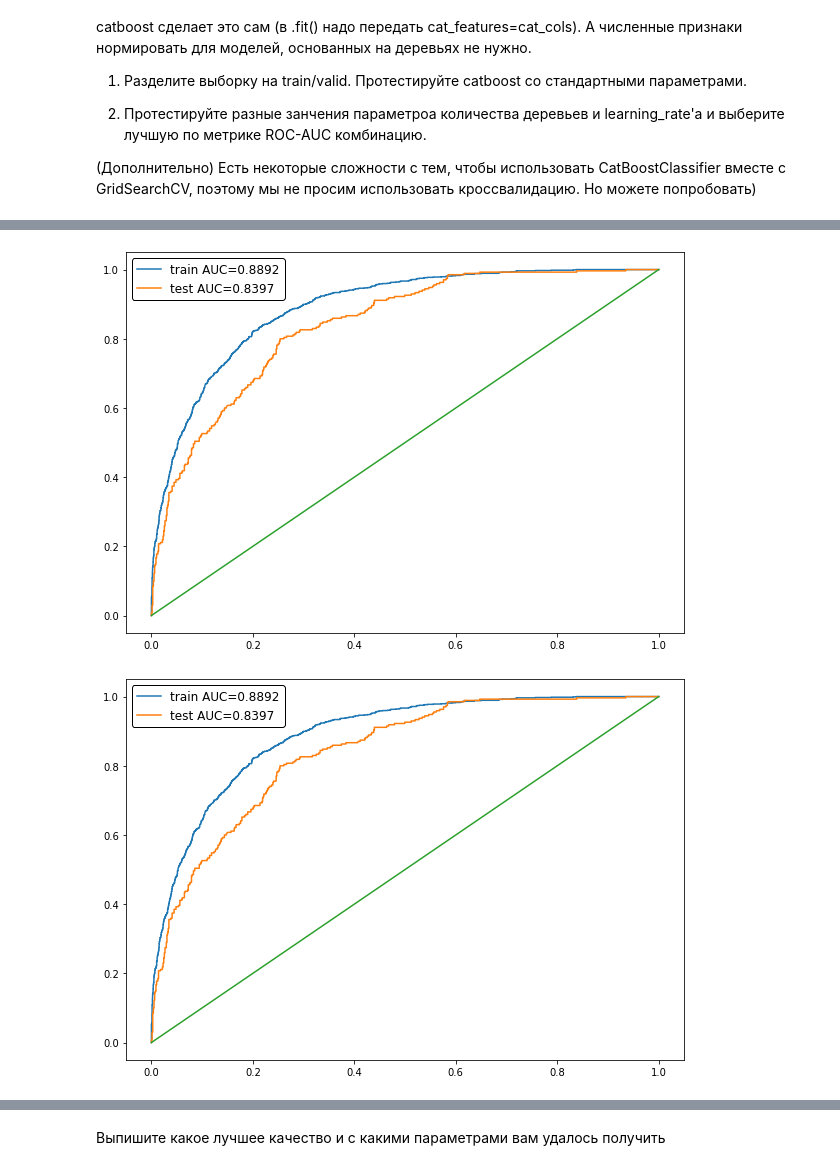
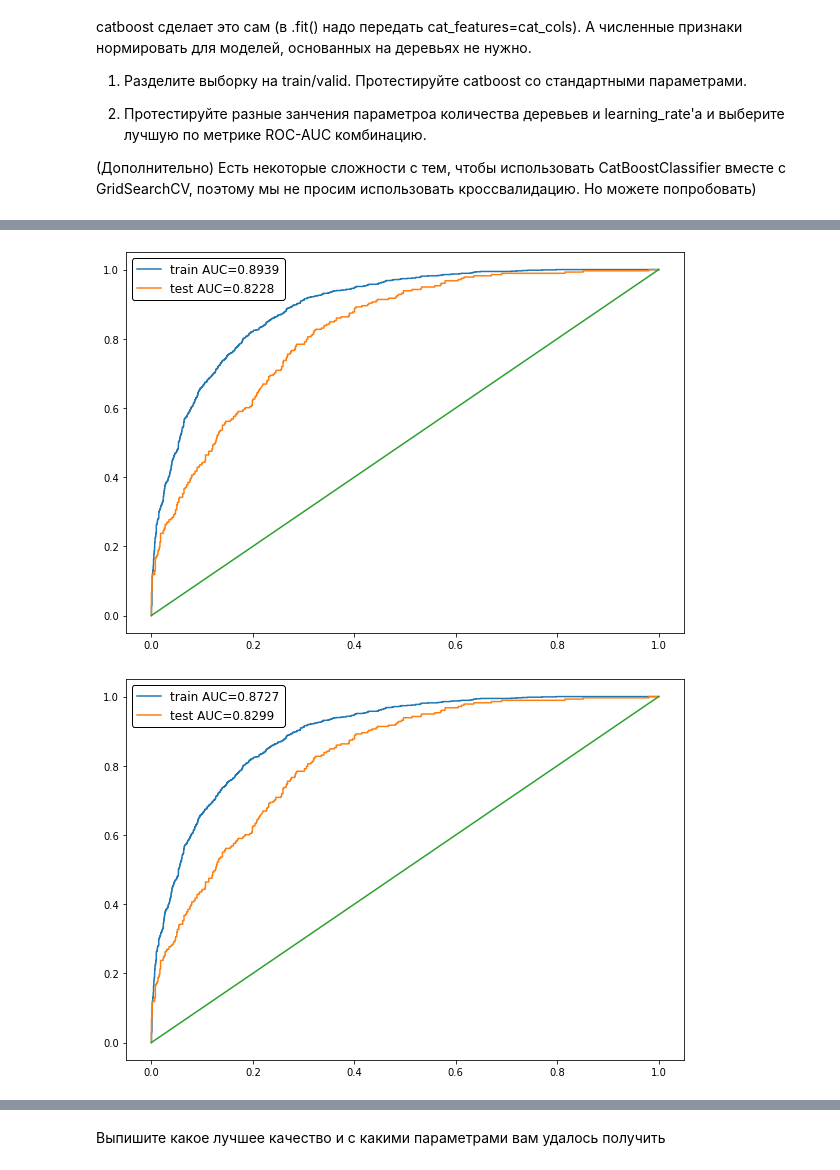
Before and after one commit to 2001092236/Deep-Learning-School, a Jupyter notebook: HomeWork03/baseline.ipynb, the cells around one changed output, grey strips where cells are left out. Drawn from its saved outputs; the diff is of its cells as text; code cells hidden in the pictures.

```diff
--- a/HomeWork03/baseline.ipynb
+++ b/HomeWork03/baseline.ipynb
@@ -394,5 +404,8 @@ Name: Churn, Length: 5273, dtype: int64
+# %%
+import catboost
+cat_data = copy(data)
 # %%
-X_train, X_test, y_train, y_test = train_test_split(cat_data, data[target_col],
+X_train, X_test, y_train, y_test = train_test_split(cat_data.iloc[:,:-1], data[target_col],
                                                     train_size=0.8,
                                                     random_state=42)
 boosting_model = catboost.CatBoostClassifier(n_estimators=200, cat_features = cat_cols)
@@ -417,29 +449,31 @@ legend_box.set_edgecolor("black")
 plt.plot(np.linspace(0,1,100), np.linspace(0,1,100))
 plt.show()
 # %% [output]
-[figure, old version]
+[figure, new version]
 # %%
-boosting_model = catboost.CatBoostClassifier(n_estimators=200, silent=True,
+boosting_model1 = catboost.CatBoostClassifier(n_estimators=200, silent=True,
                                              cat_features=cat_cols,
                                              eval_metric='AUC')
-boosting_model.grid_search({'l2_leaf_reg': np.linspace(0, 1, 20)},
+boosting_model1.grid_search({'l2_leaf_reg': np.linspace(0, 1, 20)},
                            X_train,
                            y_train, plot=True, refit=True)
+# %%
+y_train_predicted1 = boosting_model1.predict_proba(X_train)[:, 1]
+y_test_predicted1 = boosting_model1.predict_proba(X_test)[:, 1]
 # %%
-
-train_auc = roc_auc_score(y_train, y_train_predicted)
-test_auc = roc_auc_score(y_test, y_test_predicted)
+train_auc = roc_auc_score(y_train, y_train_predicted1)
+test_auc = roc_auc_score(y_test, y_test_predicted1)
 
 plt.figure(figsize=(10,7))
 plt.plot(*roc_curve(y_train, y_train_predicted)[:2], label='train AUC={:.4f}'.format(train_auc))
 plt.plot(*roc_curve(y_test, y_test_predicted)[:2], label='test AUC={:.4f}'.format(test_auc))
 legend_box = plt.legend(fontsize='large', framealpha=1).get_frame()
 legend_box.set_facecolor("white")
 legend_box.set_edgecolor("black")
 plt.plot(np.linspace(0,1,100), np.linspace(0,1,100))
 plt.show()
 # %% [output]
-[figure, old version]
+[figure, new version]
 # %%
 #predictions of catboost
 # %%
```
Also changed, not shown: parts of 80 cells of this notebook, 1 other file.
